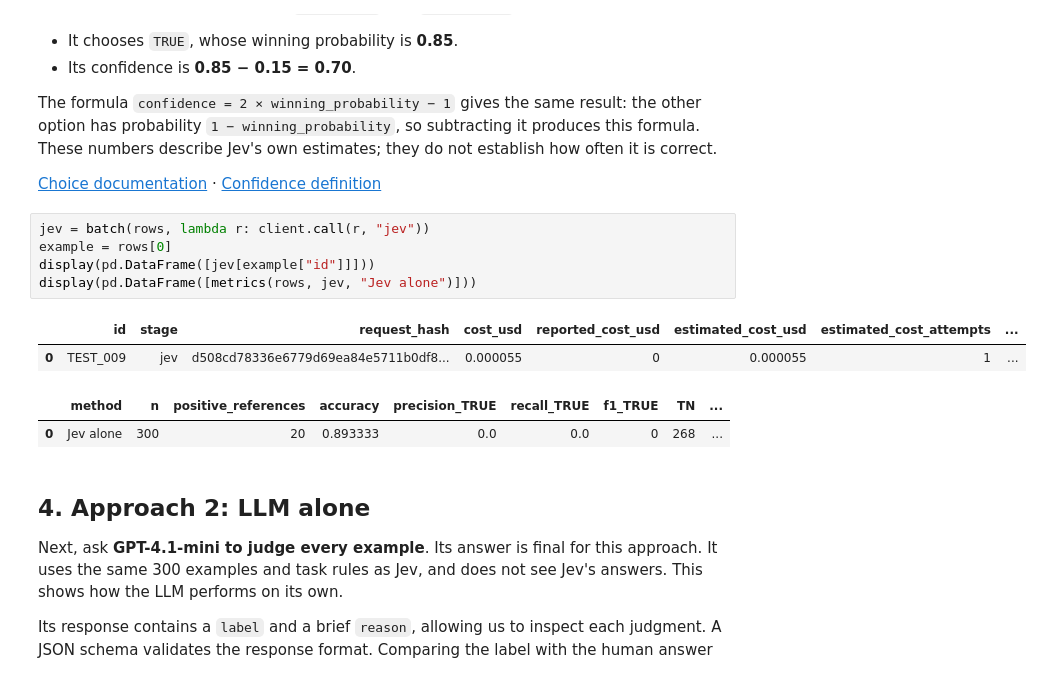
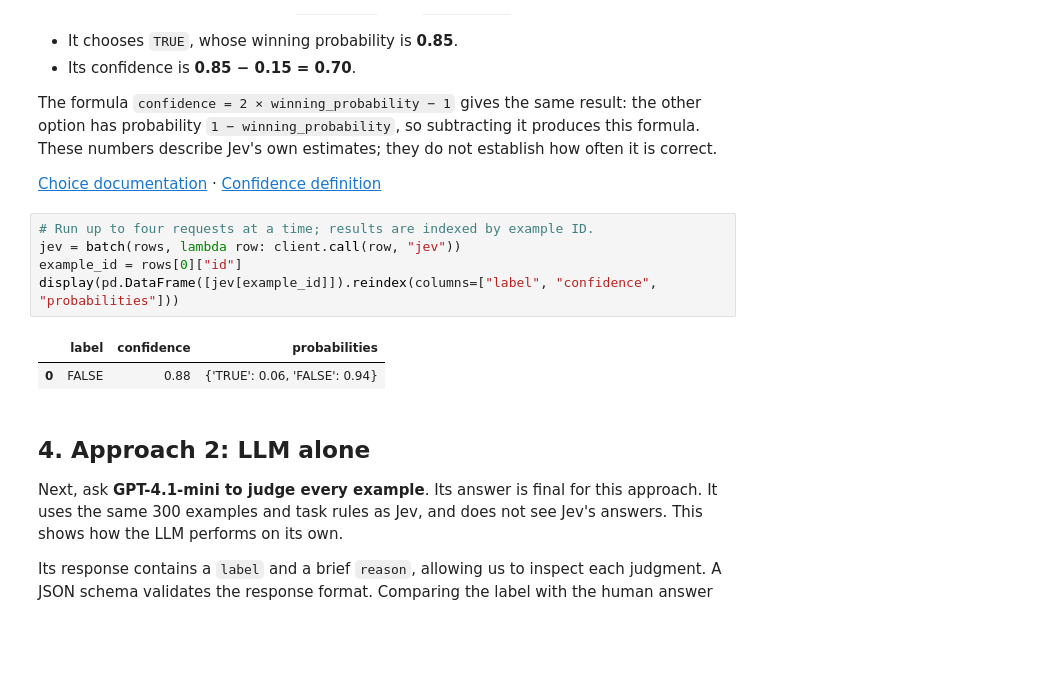
Before and after one commit to The-Gen-Academy/Mastering-Agentic-AI-Week4-Session1, a Jupyter notebook: AI-Evals-Principles/routing_agent_evals/llm_as_judge.ipynb, the cells around one changed output. Cells and saved outputs as stored; diff of their text form; blank space fills up the shorter version.

Commit message:
Simplify judge comparison notebook and expose confidence decision

```diff
--- a/AI-Evals-Principles/routing_agent_evals/llm_as_judge.ipynb
+++ b/AI-Evals-Principles/routing_agent_evals/llm_as_judge.ipynb
@@ -239,15 +212,13 @@ These numbers describe Jev's own estimates; they do not establish how often it i
 [Choice documentation](https://docs.typesafe.ai/primitives/choice) ·
 [Confidence definition](https://docs.typesafe.ai/confidence)
 # %%
-jev = batch(rows, lambda r: client.call(r, "jev"))
-example = rows[0]
-display(pd.DataFrame([jev[example["id"]]]))
-display(pd.DataFrame([metrics(rows, jev, "Jev alone")]))
+# Run up to four requests at a time; results are indexed by example ID.
+jev = batch(rows, lambda row: client.call(row, "jev"))
+example_id = rows[0]["id"]
+display(pd.DataFrame([jev[example_id]]).reindex(columns=["label", "confidence", "probabilities"]))
 # %% [output]
-|  | id | stage | request_hash | cost_usd | reported_cost_usd | estimated_cost_usd | estimated_cost_attempts | ... |
-| 0 | TEST_009 | jev | d508cd78336e6779d69ea84e5711b0df8... | 0.000055 | 0 | 0.000055 | 1 | ... |
+|  | label | confidence | probabilities |
+| 0 | FALSE | 0.88 | {'TRUE': 0.06, 'FALSE': 0.94} |
-|  | method | n | positive_references | accuracy | precision_TRUE | recall_TRUE | f1_TRUE | TN | ... |
-| 0 | Jev alone | 300 | 20 | 0.893333 | 0.0 | 0.0 | 0 | 268 | ... |
 # %% [markdown]
 ## 4. Approach 2: LLM alone
 
```
Also changed, not shown: parts of 9 cells of this notebook, 2 other files.
